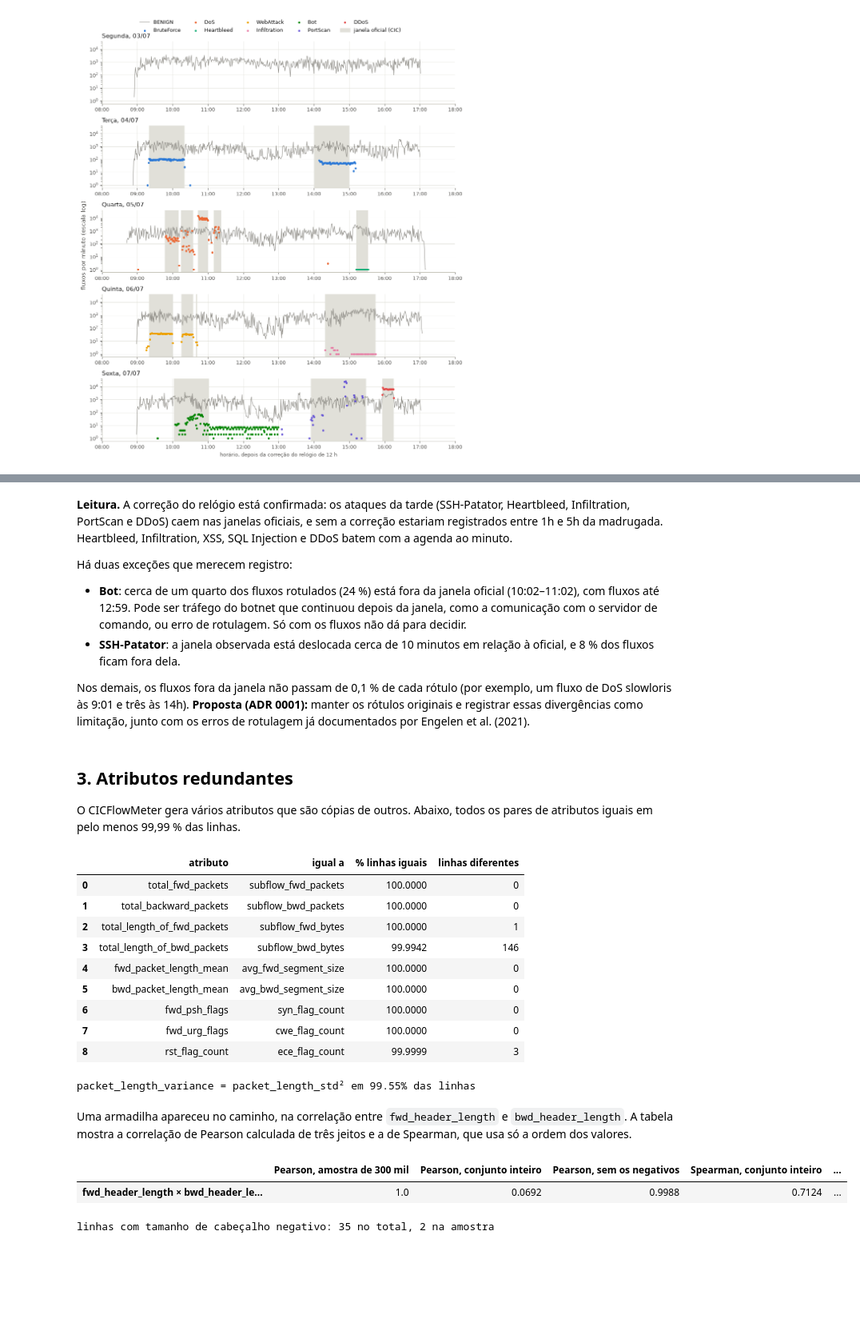
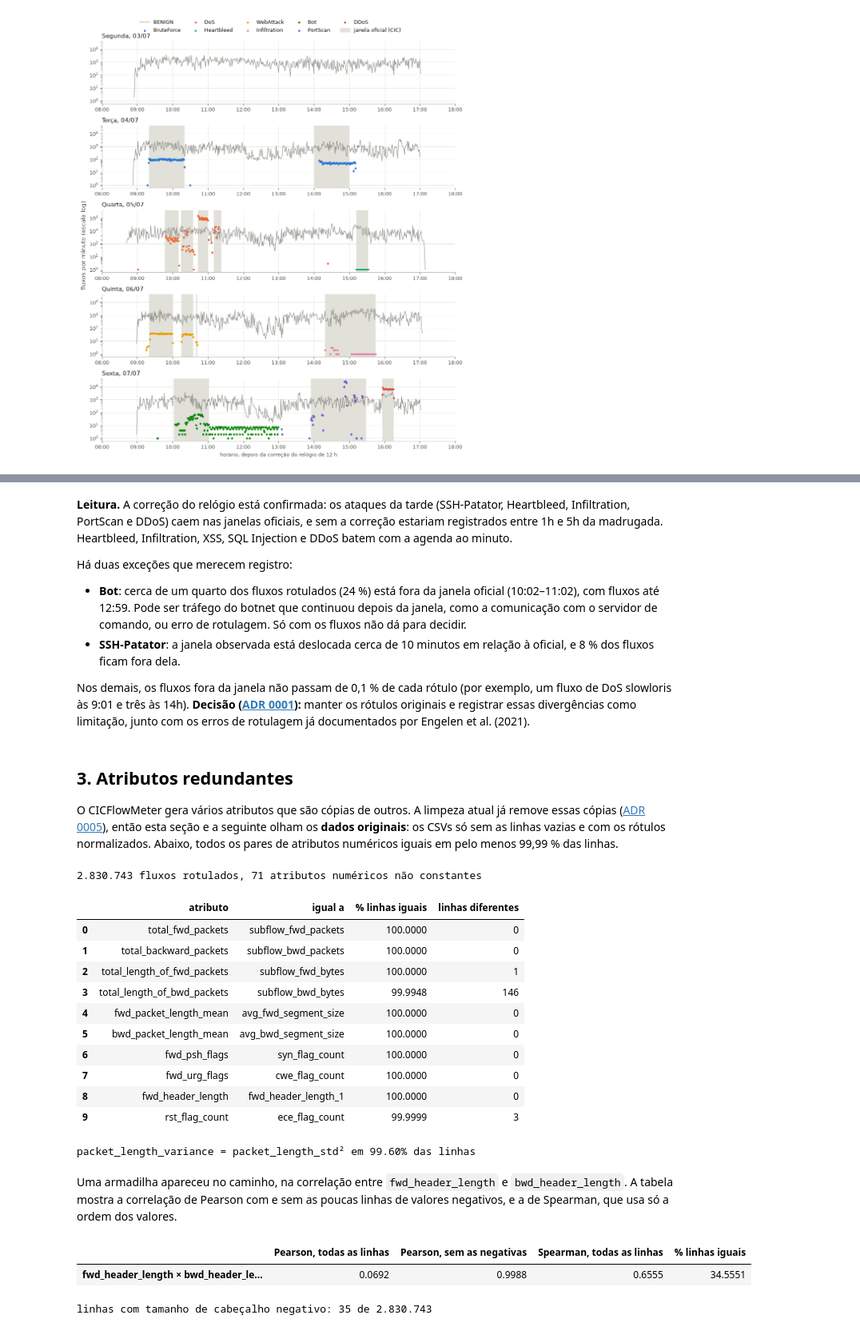
Before and after one commit to IsabelaaTeixeira/ids-ml, a Jupyter notebook: notebooks/01_eda.ipynb, the cells around one changed output, grey strips where cells are left out. Shown at 80% size. Cells and saved outputs as stored; diff of their text form; code cells hidden in the pictures; blank space fills up the shorter version.

```diff
--- a/notebooks/01_eda.ipynb
+++ b/notebooks/01_eda.ipynb
@@ -228,19 +231,31 @@ Há duas exceções que merecem registro:
   dos fluxos ficam fora dela.
 
 Nos demais, os fluxos fora da janela não passam de 0,1 % de cada rótulo (por exemplo, um fluxo de
-DoS slowloris às 9:01 e três às 14h). **Proposta (ADR 0001):** manter os rótulos originais e
+DoS slowloris às 9:01 e três às 14h). **Decisão ([ADR 0001](../docs/adr/0001-versao-do-conjunto.md)):**
+manter os rótulos originais e
 registrar essas divergências como limitação, junto com os erros de rotulagem já documentados por
 Engelen et al. (2021).
 # %% [markdown]
 ## 3. Atributos redundantes
 
-O CICFlowMeter gera vários atributos que são cópias de outros. Abaixo, todos os pares de atributos
-iguais em pelo menos 99,99 % das linhas.
+O CICFlowMeter gera vários atributos que são cópias de outros. A limpeza atual já remove essas
+cópias ([ADR 0005](../docs/adr/0005-atributos-redundantes.md)), então esta seção e a seguinte olham
+os **dados originais**: os CSVs só sem as linhas vazias e com os rótulos normalizados. Abaixo, todos
+os pares de atributos numéricos iguais em pelo menos 99,99 % das linhas.
 # %%
-values = {c: df[c].to_numpy() for c in F}
+raw, _ = drop_empty_rows(load_raw(ROOT / "data" / "raw"))
+raw, _ = normalize_labels(raw)
+numeric = [
+    c
+    for c in schema.RAW_COLUMNS
+    if raw[c].dtype == "float32" and c not in schema.METADATA and raw[c].nunique() > 1
+]
+print(f"{fmt(len(raw))} fluxos rotulados, {len(numeric)} atributos numéricos não constantes")
+
+values = {c: raw[c].to_numpy() for c in numeric}
 rows = []
-for i, a in enumerate(F):
-    for b in F[i + 1 :]:
+for i, a in enumerate(numeric):
+    for b in numeric[i + 1 :]:
         equal = values[a] == values[b]
         if equal.mean() >= 0.9999:
             rows.append(
@@ -253,48 +268,45 @@ for i, a in enumerate(F):
             )
 display(pd.DataFrame(rows))
 
-std = df["packet_length_std"].astype("float64")
-var = df["packet_length_variance"].astype("float64")
+std = raw["packet_length_std"].astype("float64")
+var = raw["packet_length_variance"].astype("float64")
 same = np.isclose(std**2, var, rtol=1e-3)
 print(f"packet_length_variance = packet_length_std² em {100 * same.mean():.2f}% das linhas")
 # %% [output]
+2.830.743 fluxos rotulados, 71 atributos numéricos não constantes
 |  | atributo | igual a | % linhas iguais | linhas diferentes |
 | 0 | total_fwd_packets | subflow_fwd_packets | 100.0000 | 0 |
 | 1 | total_backward_packets | subflow_bwd_packets | 100.0000 | 0 |
 | 2 | total_length_of_fwd_packets | subflow_fwd_bytes | 100.0000 | 1 |
-| 3 | total_length_of_bwd_packets | subflow_bwd_bytes | 99.9942 | 146 |
+| 3 | total_length_of_bwd_packets | subflow_bwd_bytes | 99.9948 | 146 |
 | 4 | fwd_packet_length_mean | avg_fwd_segment_size | 100.0000 | 0 |
 | 5 | bwd_packet_length_mean | avg_bwd_segment_size | 100.0000 | 0 |
 | 6 | fwd_psh_flags | syn_flag_count | 100.0000 | 0 |
 | 7 | fwd_urg_flags | cwe_flag_count | 100.0000 | 0 |
-| 8 | rst_flag_count | ece_flag_count | 99.9999 | 3 |
+| 8 | fwd_header_length | fwd_header_length_1 | 100.0000 | 0 |
+| 9 | rst_flag_count | ece_flag_count | 99.9999 | 3 |
-packet_length_variance = packet_length_std² em 99.55% das linhas
+packet_length_variance = packet_length_std² em 99.60% das linhas
 # %% [markdown]
 Uma armadilha apareceu no caminho, na correlação entre `fwd_header_length` e `bwd_header_length`.
-A tabela mostra a correlação de Pearson calculada de três jeitos e a de Spearman, que usa só a
-ordem dos valores.
+A tabela mostra a correlação de Pearson com e sem as poucas linhas de valores negativos, e a de
+Spearman, que usa só a ordem dos valores.
 # %%
-a, b = df["fwd_header_length"], df["bwd_header_length"]
-rows = df.sample(300_000, random_state=0).index
+a, b = raw["fwd_header_length"], raw["bwd_header_length"]
 valid = (a >= 0) & (b >= 0)
 display(
     pd.DataFrame(
         {
-            "Pearson, amostra de 300 mil": [a.loc[rows].corr(b.loc[rows])],
-            "Pearson, conjunto inteiro": [a.corr(b)],
-            "Pearson, sem os negativos": [a[valid].corr(b[valid])],
-            "Spearman, conjunto inteiro": [a.rank().corr(b.rank())],  # Pearson sobre as posições
+            "Pearson, todas as linhas": [a.corr(b)],
+            "Pearson, sem as negativas": [a[valid].corr(b[valid])],
+            "Spearman, todas as linhas": [a.rank().corr(b.rank())],  # Pearson sobre as posições
             "% linhas iguais": [100 * (a == b).mean()],
         },
         index=["fwd_header_length × bwd_header_length"],
     ).round(4)
 )
-in_sample = (~valid.loc[rows]).sum()
-print(
-    f"linhas com tamanho de cabeçalho negativo: {(~valid).sum()} no total, {in_sample} na amostra"
-)
+print(f"linhas com tamanho de cabeçalho negativo: {(~valid).sum()} de {fmt(len(raw))}")
 # %% [output]
-|  | Pearson, amostra de 300 mil | Pearson, conjunto inteiro | Pearson, sem os negativos | Spearman, conjunto inteiro | ... |
-| fwd_header_length × bwd_header_le... | 1.0 | 0.0692 | 0.9988 | 0.7124 | ... |
+|  | Pearson, todas as linhas | Pearson, sem as negativas | Spearman, todas as linhas | % linhas iguais |
+| fwd_header_length × bwd_header_le... | 0.0692 | 0.9988 | 0.6555 | 34.5551 |
-linhas com tamanho de cabeçalho negativo: 35 no total, 2 na amostra
+linhas com tamanho de cabeçalho negativo: 35 de 2.830.743
 # %% [markdown]
```
Also changed, not shown: parts of 23 cells of this notebook, 11 other files.
